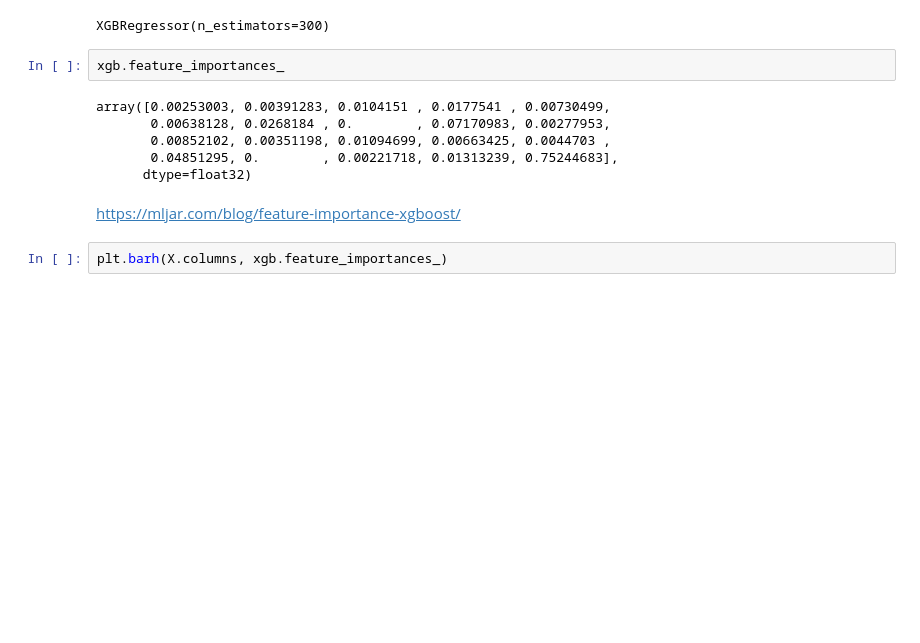
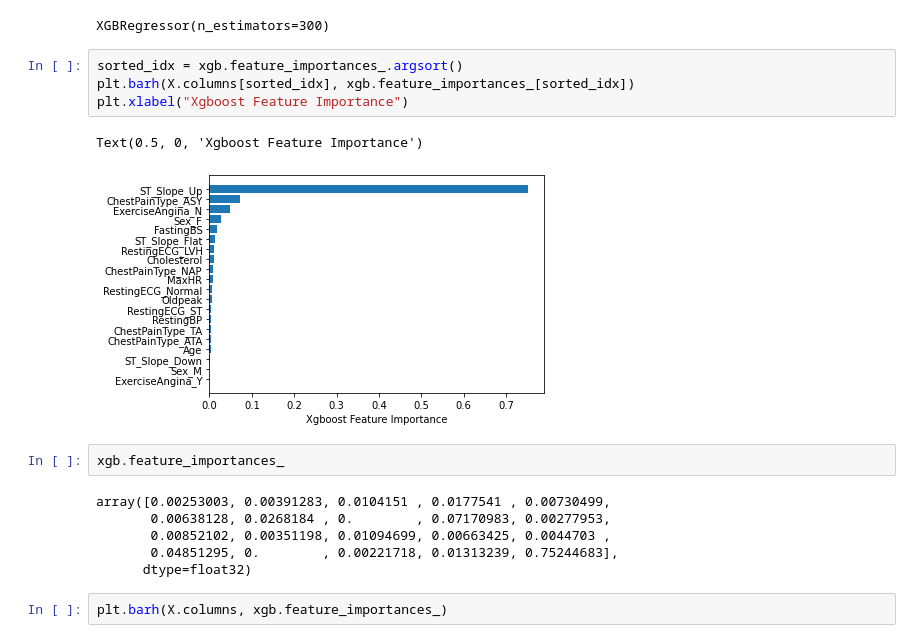
Before and after one commit to choons1k2/OpenSourceAI-Team-Project, a Jupyter notebook: secondmodel(xgb).ipynb, the cells around one changed output. Cells and saved outputs as stored; diff of their text form; blank space fills up the shorter version.

```diff
--- a/secondmodel(xgb).ipynb
+++ b/secondmodel(xgb).ipynb
@@ -100,6 +100,13 @@ xgb.fit(X_train, y_train)
 # %% [output]
 [15:22:43] WARNING: /workspace/src/objective/regression_obj.cu:152: reg:linear is now deprecated in favor of reg:squarederror.
 XGBRegressor(n_estimators=300)
+# %%
+sorted_idx = xgb.feature_importances_.argsort()
+plt.barh(X.columns[sorted_idx], xgb.feature_importances_[sorted_idx])
+plt.xlabel("Xgboost Feature Importance")
+# %% [output]
+Text(0.5, 0, 'Xgboost Feature Importance')
+[figure, added]
 # %%
 xgb.feature_importances_
 # %% [output]
@@ -108,8 +115,6 @@ array([0.00253003, 0.00391283, 0.0104151 , 0.0177541 , 0.00730499,
        0.00852102, 0.00351198, 0.01094699, 0.00663425, 0.0044703 ,
        0.04851295, 0.        , 0.00221718, 0.01313239, 0.75244683],
       dtype=float32)
-# %% [markdown]
-https://mljar.com/blog/feature-importance-xgboost/
 # %%
 plt.barh(X.columns, xgb.feature_importances_)
 # %% [output]
```
